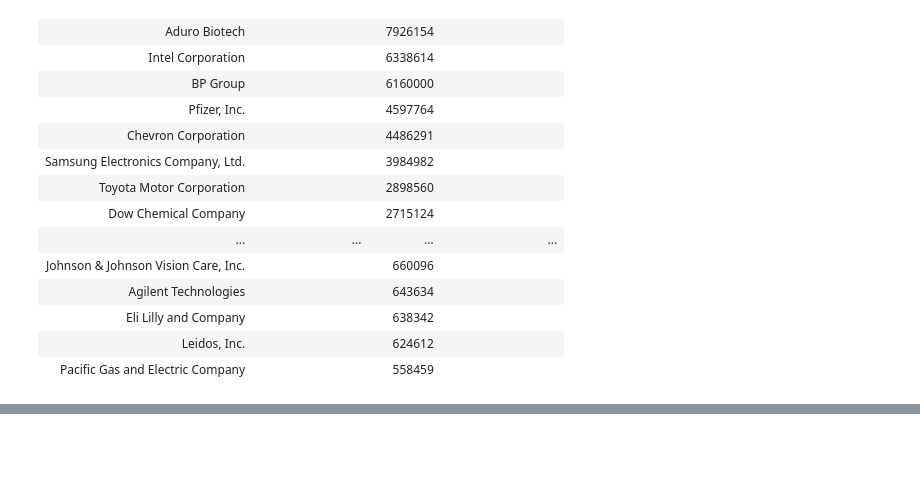
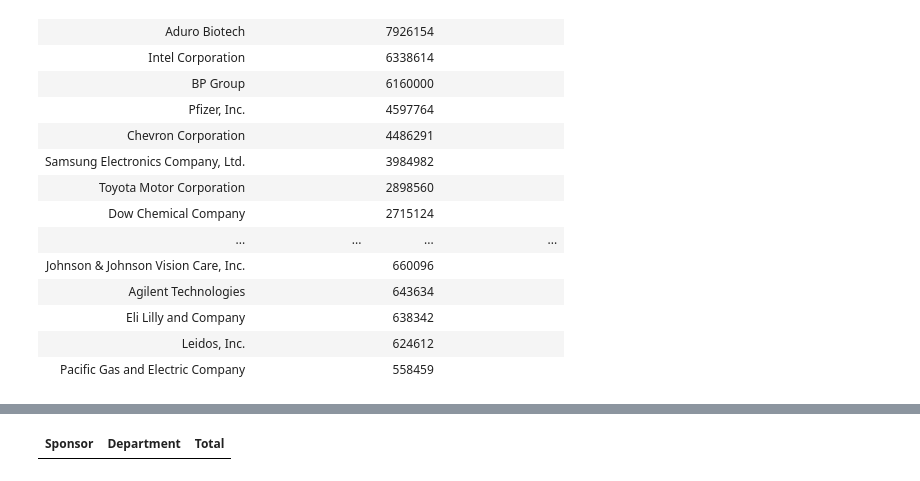
Before and after one commit to dailycal-projects/private-research, a Jupyter notebook: notebooks/private-research.ipynb, the cells around one changed output, grey strips where cells are left out. Cells and saved outputs as stored; diff of their text form; code cells hidden in the pictures; blank space fills up the shorter version.

```diff
--- a/notebooks/private-research.ipynb
+++ b/notebooks/private-research.ipynb
@@ -286,7 +306,9 @@ other_mapping  # JSON
 mappings = json.loads(open("data/node_dictionary.json").read())
 industry_json = nodes_links(industry_grouped_all.where(industry_grouped_all.column("Total") != 0), mappings) # JSON
 # %%
-industry_grouped_all.where(industry_grouped_all.column("Total") != 0).where('Sponsor', 'Le')
+industry_grouped_all.where(industry_grouped_all.column("Total") != 0).where('Department', 'Null')
+# %% [output]
+| Sponsor | Department | Total |
 # %%
 industry_json
 # %% [output]
```
Also changed, not shown: parts of 11 cells of this notebook, 5 other files.
